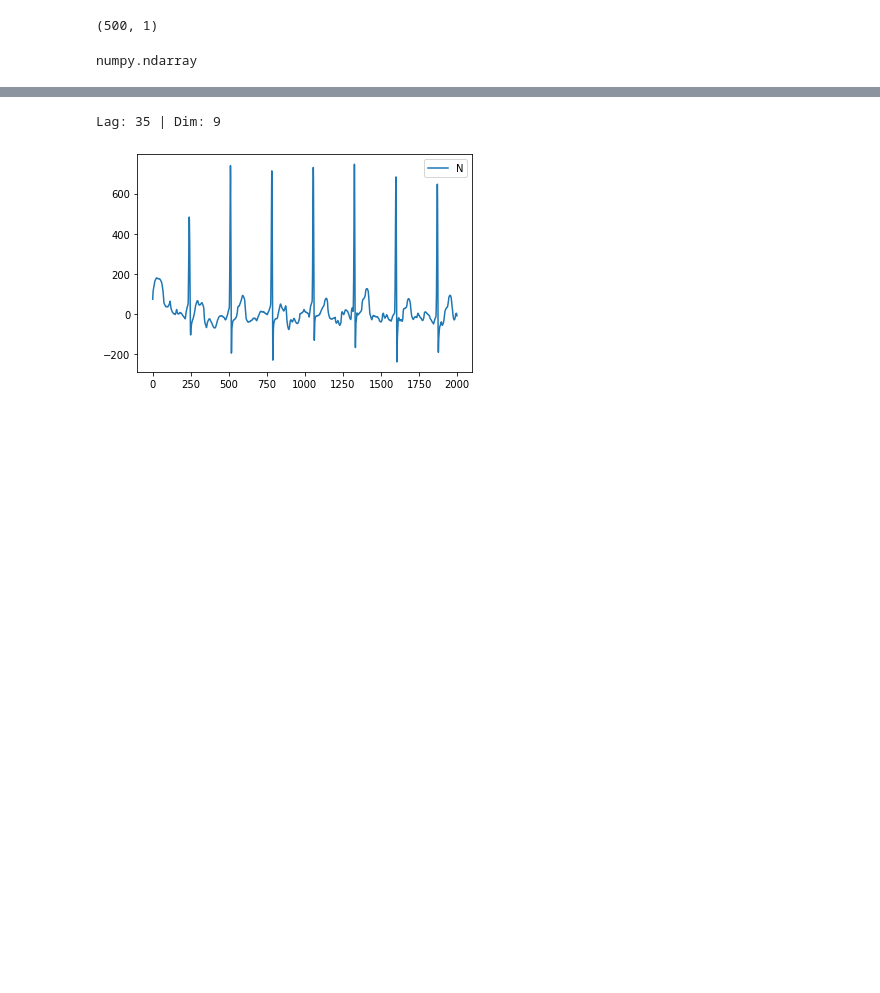
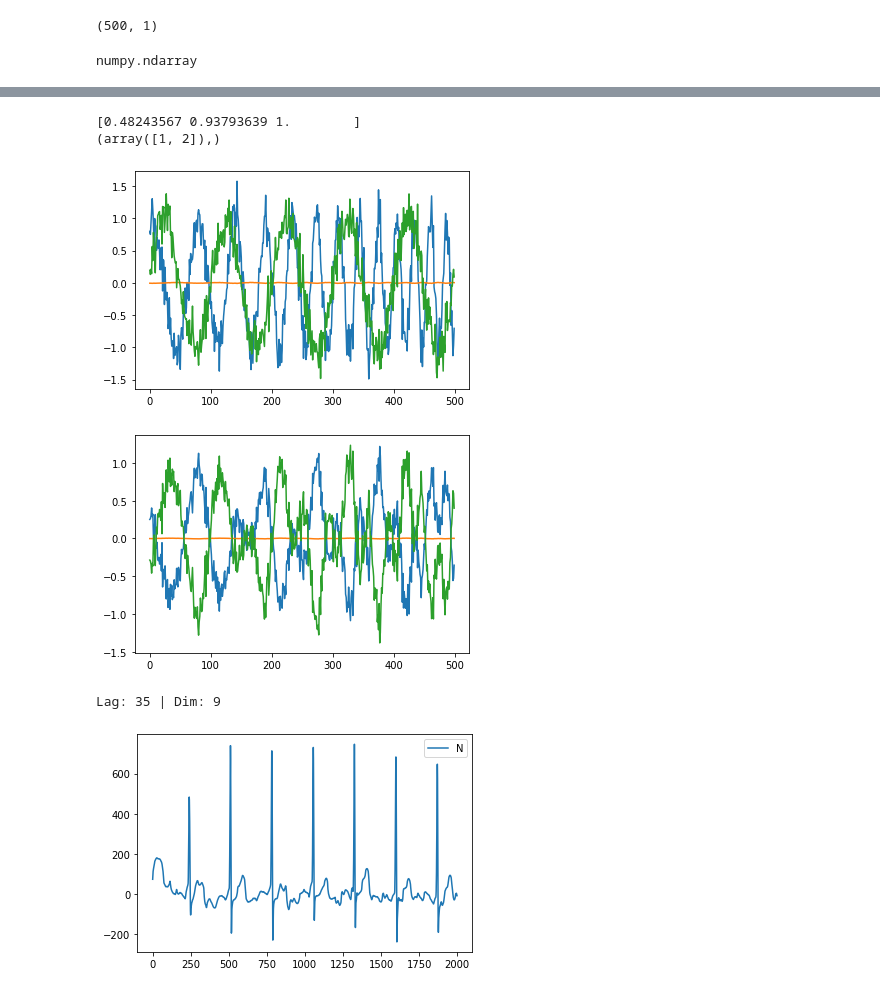
Before and after one commit to carstengieshoff/thesis_code, a Jupyter notebook: notebooks/Test_RPs_for_multivariate_signals.ipynb, the cells around one changed output, grey strips where cells are left out. Saved outputs shown, nothing was run; the diff lists cells and outputs as text; code cells hidden in the pictures; blank space fills up the shorter version.

```diff
--- a/notebooks/Test_RPs_for_multivariate_signals.ipynb
+++ b/notebooks/Test_RPs_for_multivariate_signals.ipynb
@@ -51,2 +61,12 @@ rp.show()
+# %%
+plt.plot(PCA(s, var = 0.9))
+plt.show()
+plt.plot(PCA(s, num_pcs=1))
+plt.show()
+# %% [output]
+[0.48243567 0.93793639 1.        ]
+(array([1, 2]),)
+[figure, added]
+[figure, added]
 # %%
 from data_handling.physionet_reader import PhysioNetReader
```
Also changed, not shown: parts of 15 cells of this notebook, 2 other files.
